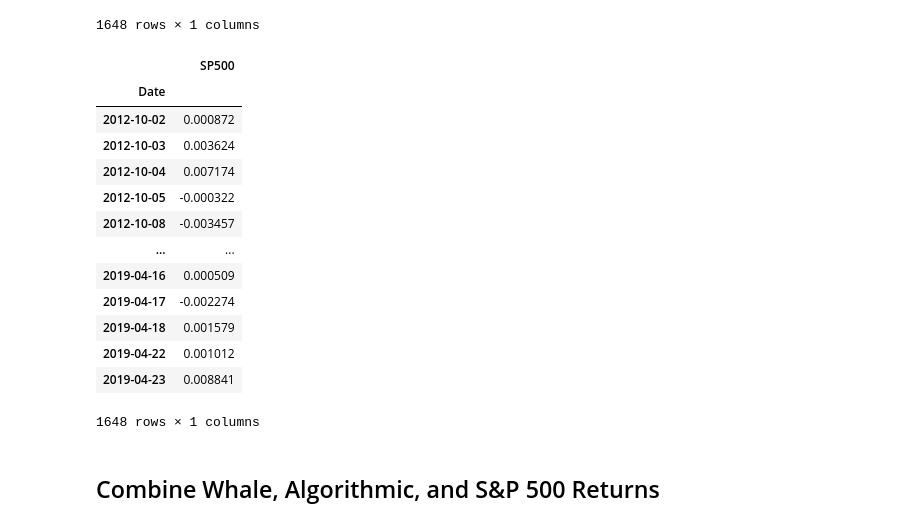
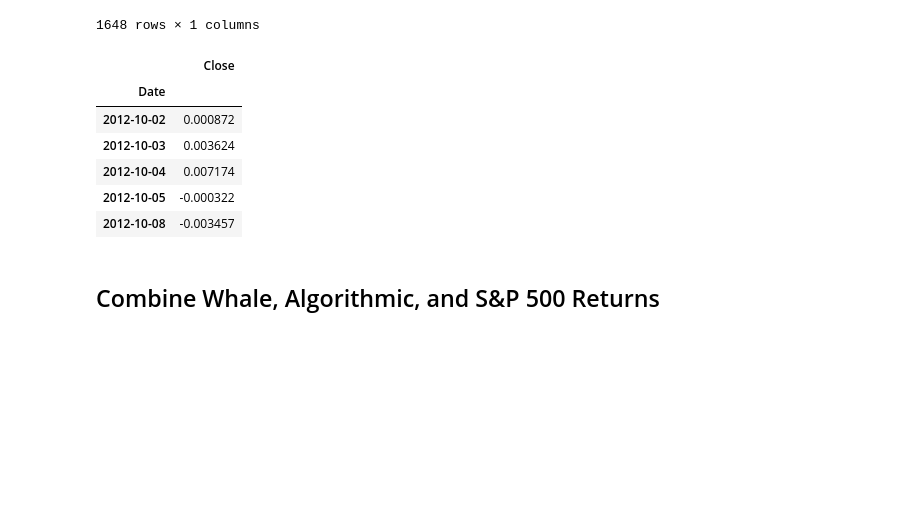
Before and after one commit to globalproweb/A-Whale-Off-the-Port-folio-, a Jupyter notebook: whale_analysis.ipynb, the cells around one changed output. Cells and saved outputs as stored; diff of their text form; code cells hidden in the pictures; blank space fills up the shorter version.

```diff
--- a/whale_analysis.ipynb
+++ b/whale_analysis.ipynb
@@ -172 +159,4 @@ Close    float64
 dtype: object
+# %%
+sp500_df['Close'] = sp500_df['Close'].replace('$','')
+sp500_df['Close']
@@ -192,7 +194,7 @@ sp500_df
 # %%
 # Calculate Daily Returns
-sp500_return = sp500_df.pct_change()
-sp500_return
+sp500_returns = sp500_df.pct_change()
+sp500_returns.head()
 # %% [output]
 |  | Close |
 | Date |  |
@@ -211,7 +206,7 @@ sp500_return
 # %%
 # Drop nulls
-sp500_return=sp500_return.dropna()
-sp500_return
+sp500_returns=sp500_returns.dropna()
+sp500_returns
 # %% [output]
 |  | Close |
 | Date |  |
@@ -229,23 +224,16 @@ sp500_return
 1648 rows × 1 columns
 # %%
 # Rename `Close` Column to be specific to this portfolio.
-sp500_return.rename(columns={'Close':'SP500'})
-sp500_return
+sp500_returns.rename(columns={'Close':'SP500'})
+sp500_returns.head()
 # %% [output]
-|  | SP500 |
+|  | Close |
 | Date |  |
 | 2012-10-02 | 0.000872 |
 | 2012-10-03 | 0.003624 |
 | 2012-10-04 | 0.007174 |
 | 2012-10-05 | -0.000322 |
 | 2012-10-08 | -0.003457 |
-| ... | ... |
-| 2019-04-16 | 0.000509 |
-| 2019-04-17 | -0.002274 |
-| 2019-04-18 | 0.001579 |
-| 2019-04-22 | 0.001012 |
-| 2019-04-23 | 0.008841 |
-1648 rows × 1 columns
 # %% [markdown]
 ## Combine Whale, Algorithmic, and S&P 500 Returns
 # %%
```
Also changed, not shown: parts of 13 cells of this notebook.
